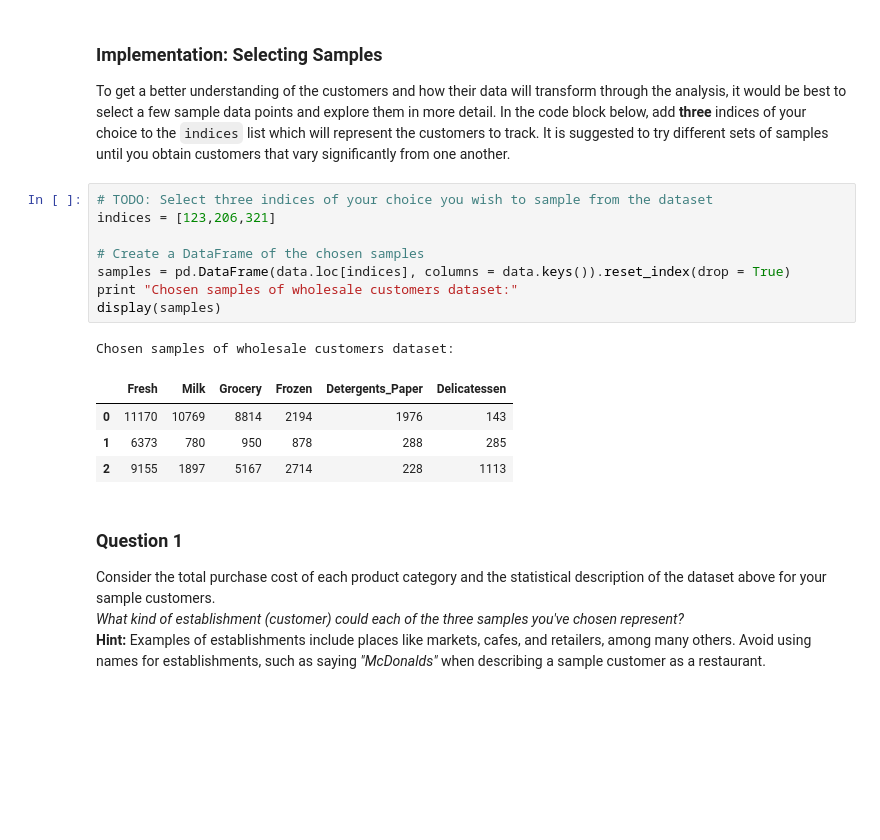
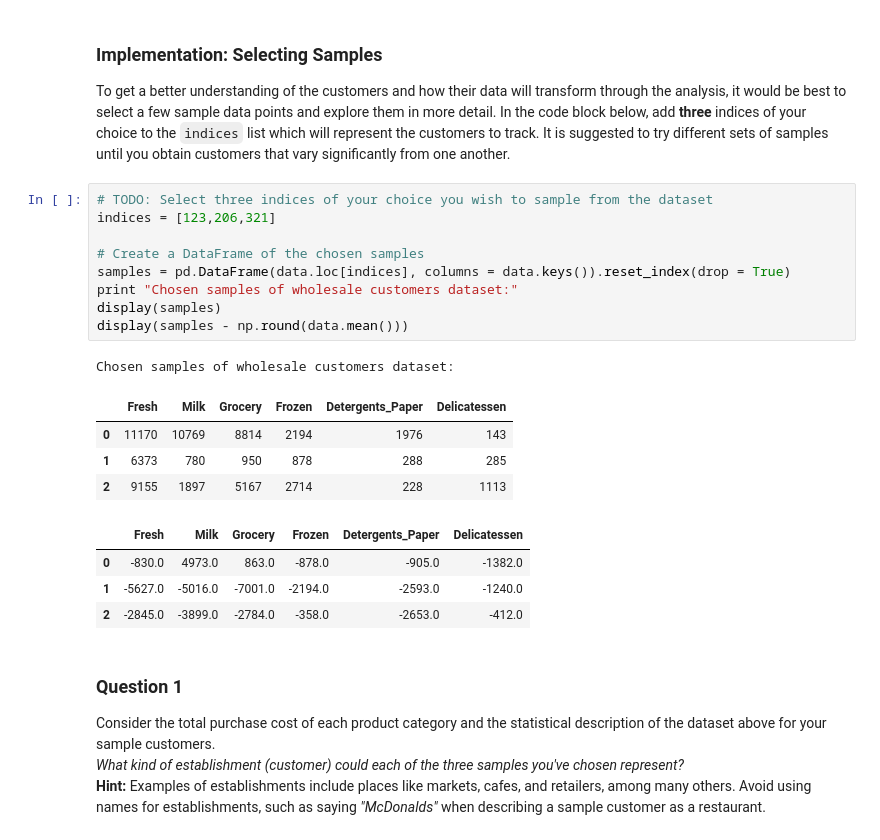
Before and after one commit to kishb87/MLNano, a Jupyter notebook: projects/customer_segments/customer_segments.ipynb, the cells around one changed output. Cells and saved outputs as stored; diff of their text form; blank space fills up the shorter version.

```diff
--- a/projects/customer_segments/customer_segments.ipynb
+++ b/projects/customer_segments/customer_segments.ipynb
@@ -61,17 +61,22 @@ To get a better understanding of the customers and how their data will transform
 # %%
 # TODO: Select three indices of your choice you wish to sample from the dataset
 indices = [123,206,321]
 
 # Create a DataFrame of the chosen samples
 samples = pd.DataFrame(data.loc[indices], columns = data.keys()).reset_index(drop = True)
 print "Chosen samples of wholesale customers dataset:"
 display(samples)
+display(samples - np.round(data.mean()))
 # %% [output]
 Chosen samples of wholesale customers dataset:
 |  | Fresh | Milk | Grocery | Frozen | Detergents_Paper | Delicatessen |
 | 0 | 11170 | 10769 | 8814 | 2194 | 1976 | 143 |
 | 1 | 6373 | 780 | 950 | 878 | 288 | 285 |
 | 2 | 9155 | 1897 | 5167 | 2714 | 228 | 1113 |
+|  | Fresh | Milk | Grocery | Frozen | Detergents_Paper | Delicatessen |
+| 0 | -830.0 | 4973.0 | 863.0 | -878.0 | -905.0 | -1382.0 |
+| 1 | -5627.0 | -5016.0 | -7001.0 | -2194.0 | -2593.0 | -1240.0 |
+| 2 | -2845.0 | -3899.0 | -2784.0 | -358.0 | -2653.0 | -412.0 |
 # %% [markdown]
 ### Question 1
 Consider the total purchase cost of each product category and the statistical description of the dataset above for your sample customers.
```
Also changed, not shown: parts of 6 cells of this notebook, 1 other file.
